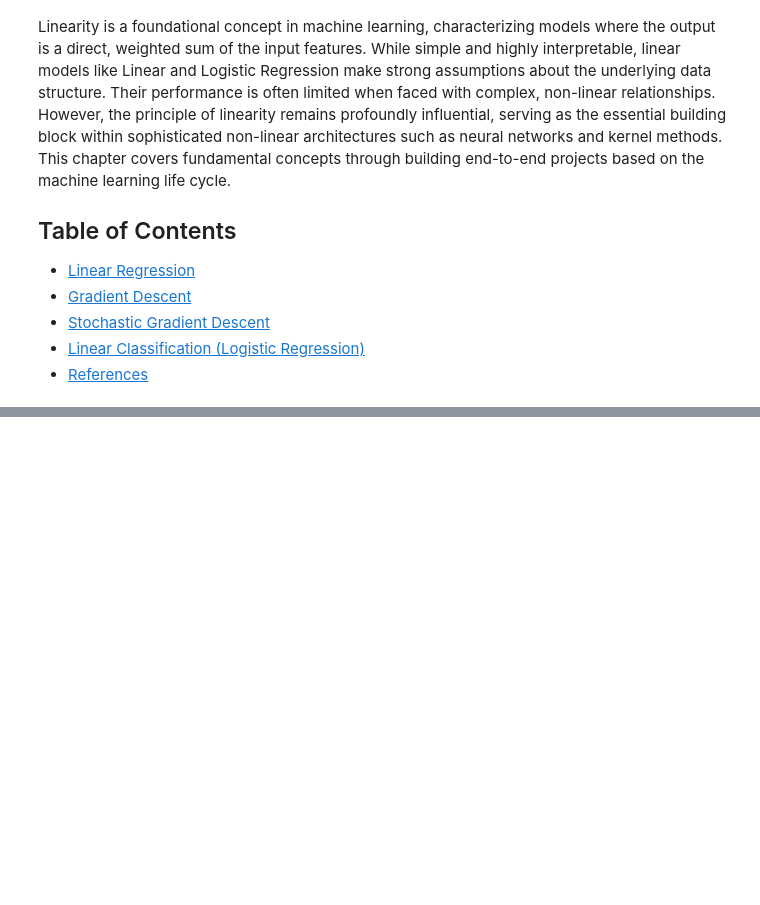
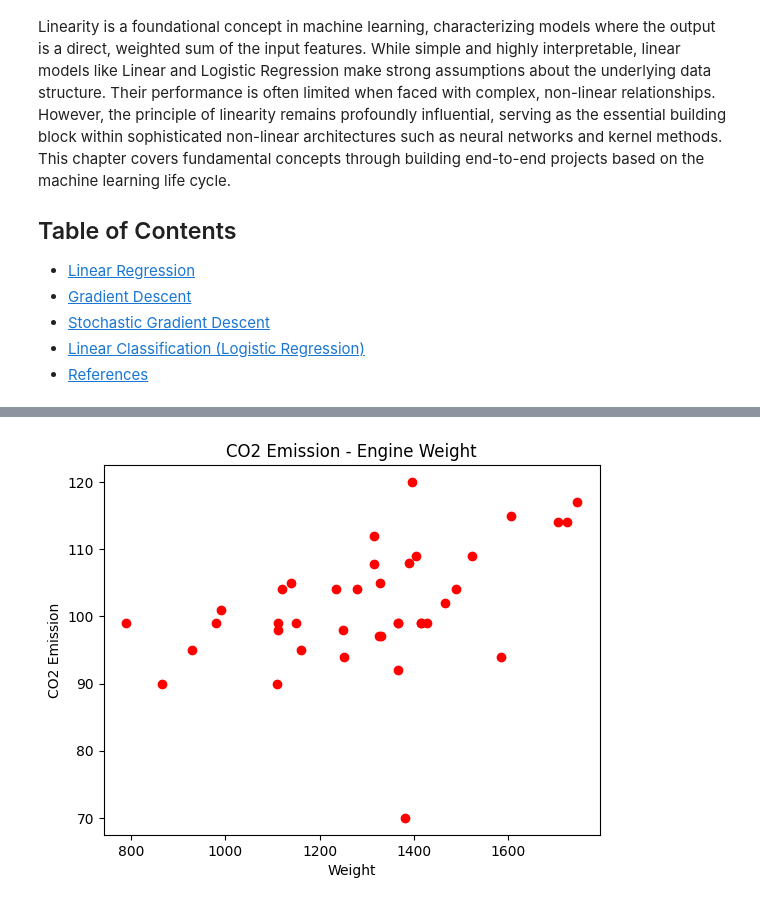
Before and after one commit to AmirhosseinMuhammadi/machine-learning-course, a Jupyter notebook: notebooks/chapter_03_linearity.ipynb, the cells around one changed output, grey strips where cells are left out. Cells and saved outputs as stored; diff of their text form; code cells hidden in the pictures; blank space fills up the shorter version.

```diff
--- a/notebooks/chapter_03_linearity.ipynb
+++ b/notebooks/chapter_03_linearity.ipynb
@@ -86,0 +230,8 @@ The objective is to generally analyze the provided dataset `co2_emmision.csv` an
+# %%
+plt.scatter(df["Weight"], df["CO2"] , color = "red")
+plt.xlabel("Weight")
+plt.ylabel("CO2 Emission")
+plt.title("CO2 Emission - Engine Weight")
+plt.show()
+# %% [output]
+[figure, added]
```
Also changed, not shown: parts of 25 cells of this notebook, 2 other files.
